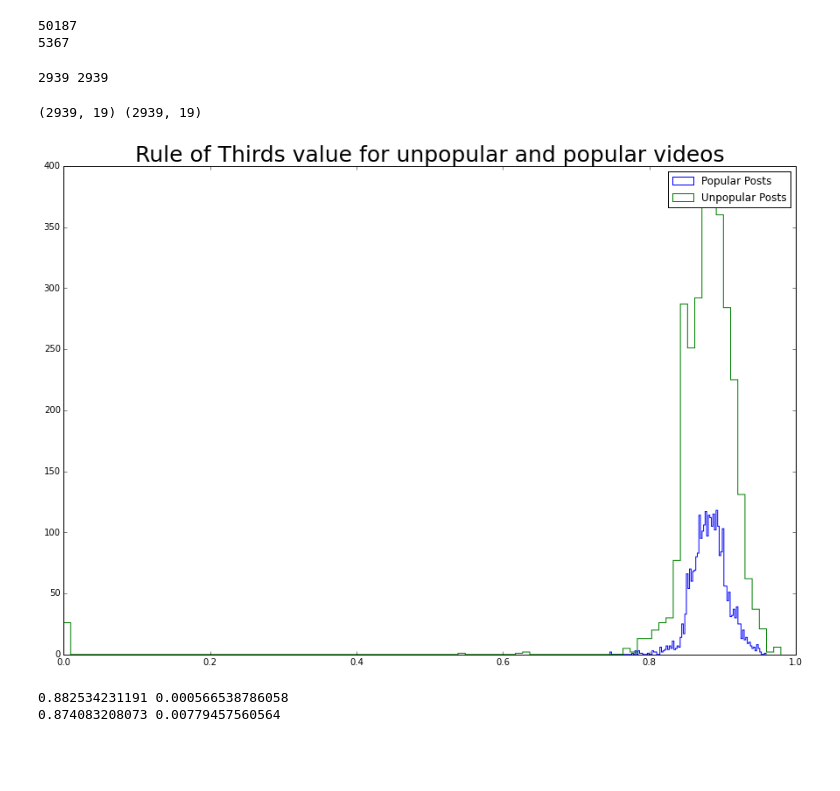
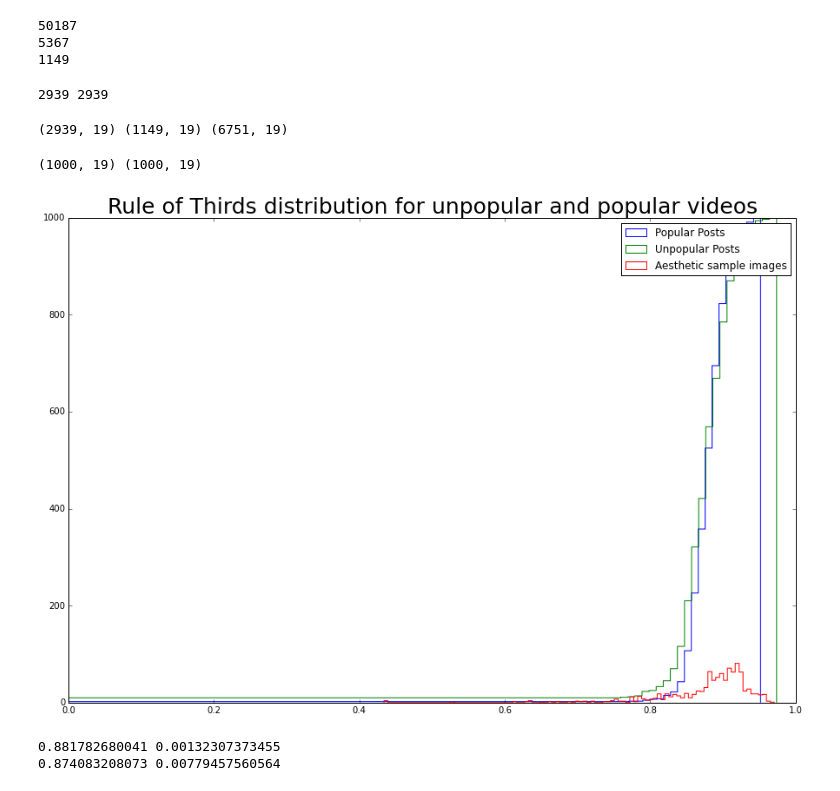
Before and after one commit to sagarjoglekar/vineCrawl, a Jupyter notebook: notebooks/AestheticFeatureAnalysis.ipynb, the cells around one changed output. Drawn from its saved outputs; the diff is of its cells as text; code cells hidden in the pictures; blank space fills up the shorter version.

```diff
--- a/notebooks/AestheticFeatureAnalysis.ipynb
+++ b/notebooks/AestheticFeatureAnalysis.ipynb
@@ -51,42 +62,56 @@ def readFeatures(lines):
 # %%
 pop_features = readFeatureFile(popular_color_features)
 unpop_features = readFeatureFile(unpopular_color_features)
+aesthetic_features = readFeatureFile(aesthetic_color_features)
 # %% [output]
 50187
 5367
+1149
 # %%
 popfeatures_matrix , popposts = readFeatures(pop_features)
 # %%
 unpopfeatures_matrix , unpopposts = readFeatures(unpop_features)
+# %%
+aes_feature = readAesFeatuers(aesthetic_features)
 # %%
 print len(unpopfeatures_matrix) , len(unpopposts)
 # %% [output]
 2939 2939
 # %%
 unpop_aes_features = np.asarray(unpopfeatures_matrix)
+aes_feats = np.asarray(aes_feature)
 pop_aes_features = np.asarray(popfeatures_matrix)
+
+print unpop_aes_features.shape , aes_feats.shape , pop_aes_features.shape
+# %% [output]
+(2939, 19) (1149, 19) (6751, 19)
 # %%
-samples = np.random.choice(pop_aes_features.shape[0], unpop_aes_features.shape[0])
-sampledpop_aes_features = pop_aes_features[samples,:]
+samples_pop = np.random.choice(pop_aes_features.shape[0],1000)
+samples_unpop = np.random.choice(unpop_aes_features.shape[0], 1000)
+samples_aes = np.random.choice(aes_feats.shape[0], 1000)
+sampledpop_aes_features = pop_aes_features[samples_pop,:]
+sampledunpop_aes_features = unpop_aes_features[samples_unpop,:]
+sampled_aes = aes_feats[samples_aes,:]
 # %%
-print sampledpop_aes_features.shape , unpop_aes_features.shape
+print sampledpop_aes_features.shape , sampledunpop_aes_features.shape
 # %% [output]
-(2939, 19) (2939, 19)
+(1000, 19) (1000, 19)
 # %%
 fig, ax = plt.subplots()
 fig.set_size_inches(15, 10)
-plt.hist(sampledpop_aes_features[:,7], 100, normed=0,histtype='step', cumulative=False, linewidth = 1.0)
-plt.hist(unpop_aes_features[:,7], 100, normed=0,histtype='step', cumulative=False, linewidth = 1.0)
-plt.legend(['Popular Posts', 'Unpopular Posts'])
+plt.hist(sampledpop_aes_features[:,7], 100, normed=0,histtype='step', cumulative=True, linewidth = 1.0)
+plt.hist(sampledunpop_aes_features[:,7], 100, normed=0,histtype='step', cumulative=True, linewidth = 1.0)
+plt.hist(sampled_aes[:,7], 100, normed=0,histtype='step', cumulative=False, linewidth = 1.0)
+plt.legend(['Popular Posts', 'Unpopular Posts' , 'Aesthetic sample images'])
 plt.title('Rule of Thirds distribution for unpopular and popular videos', fontsize = 25)
 plt.show()
 # %% [output]
-[figure, old version]
+[figure, new version]
 # %%
 print np.mean(sampledpop_aes_features[:,7]) , np.var(sampledpop_aes_features[:,7])
 print np.mean(unpop_aes_features[:,7]) , np.var(unpop_aes_features[:,7])
 # %% [output]
-0.882534231191 0.000566538786058
+0.881782680041 0.00132307373455
 0.874083208073 0.00779457560564
 # %%
 fig, ax = plt.subplots()
```
Also changed, not shown: parts of 12 cells of this notebook, 1 other file.
